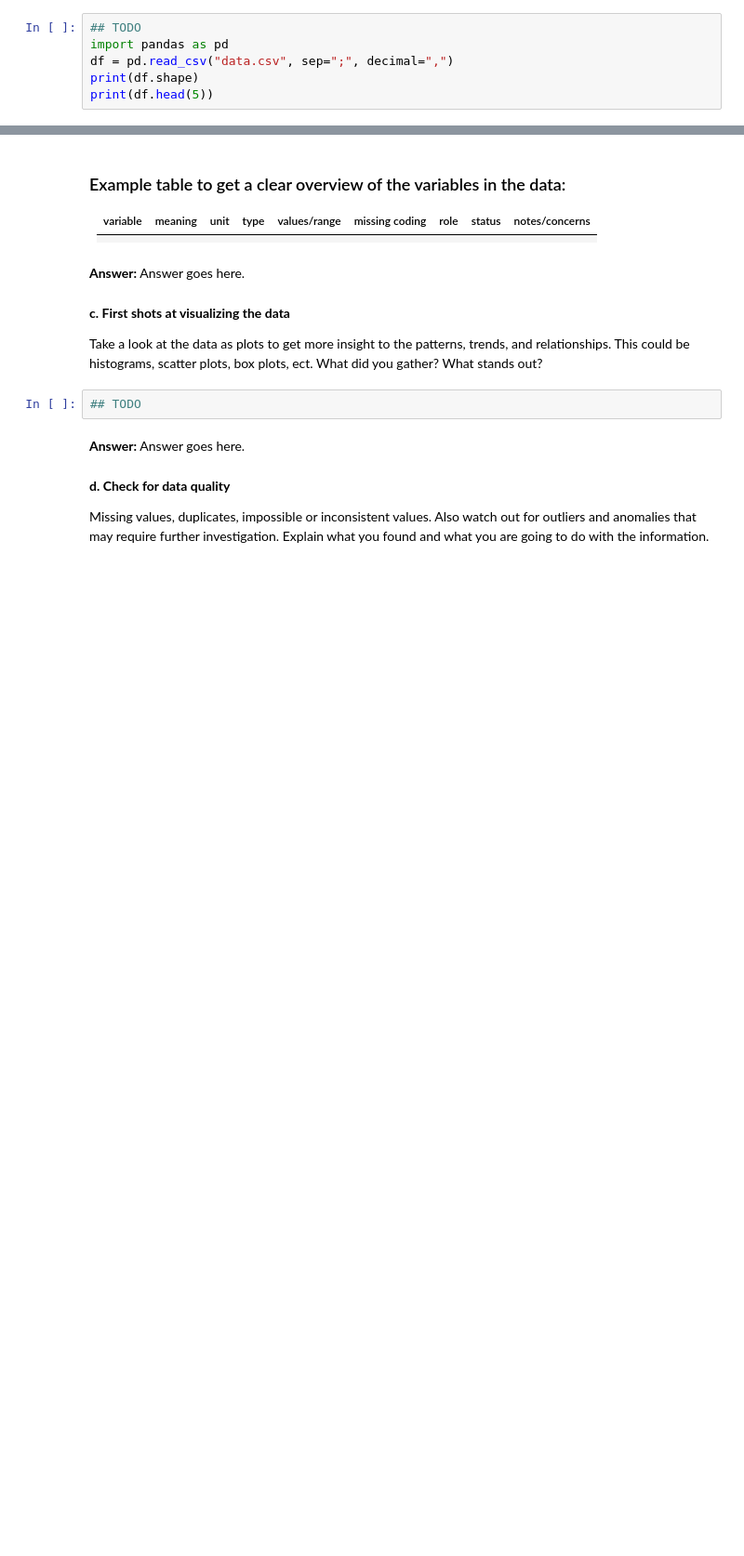
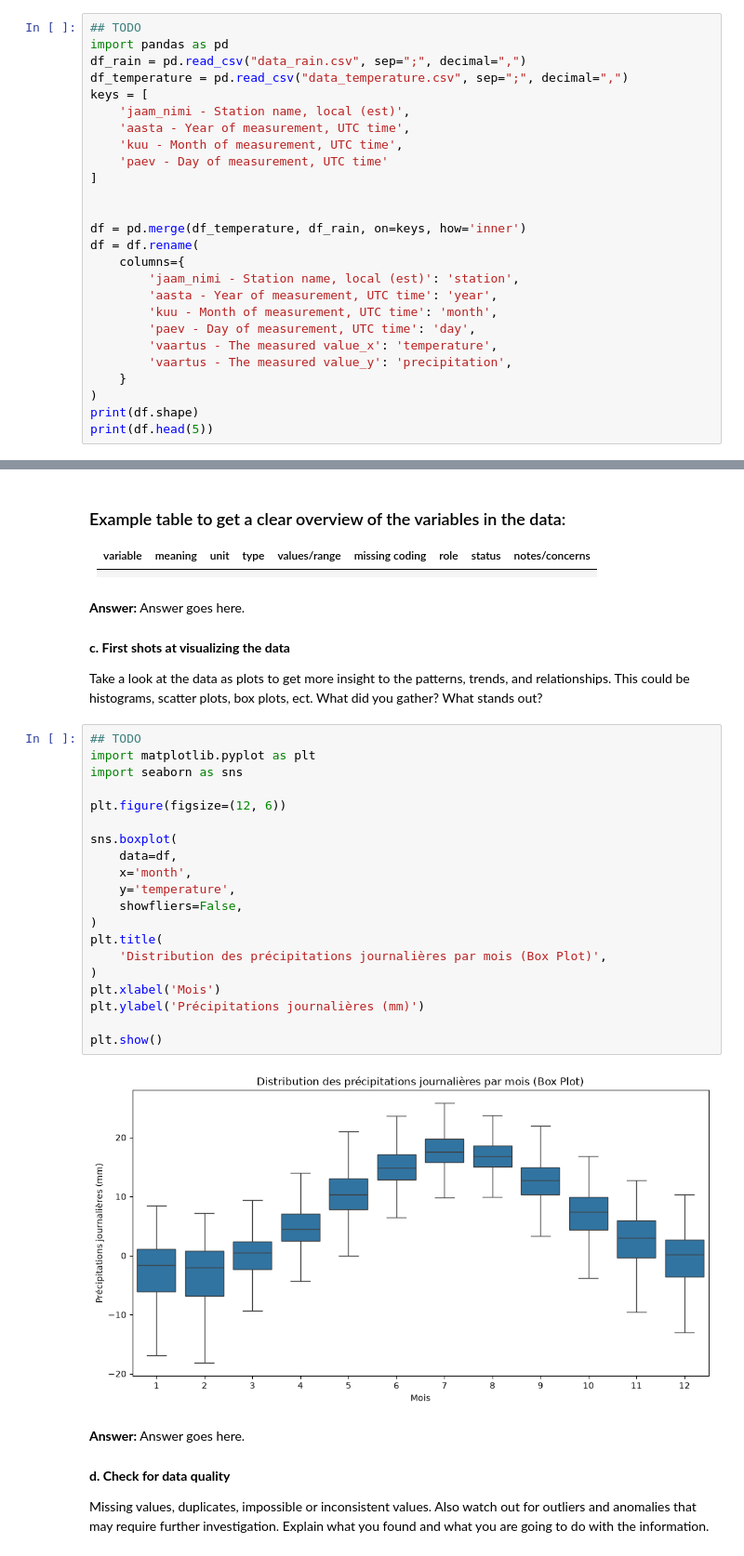
Before and after one commit to paulmrll/Introduction_to_datascience_group, a Jupyter notebook: IDS2026_HW07.ipynb, the cells around one changed output, grey strips where cells are left out. Shown at 93% size. Saved outputs shown, nothing was run; the diff lists cells and outputs as text; blank space fills up the shorter version.

```diff
--- a/IDS2026_HW07.ipynb
+++ b/IDS2026_HW07.ipynb
@@ -110,7 +110,27 @@ The second step of CRISP-DM is data understanding. The goal is to collect, descr
 # %%
 ## TODO
 import pandas as pd
-df = pd.read_csv("data.csv", sep=";", decimal=",")
+df_rain = pd.read_csv("data_rain.csv", sep=";", decimal=",")
+df_temperature = pd.read_csv("data_temperature.csv", sep=";", decimal=",")
+keys = [
+    'jaam_nimi - Station name, local (est)',
+    'aasta - Year of measurement, UTC time',
+    'kuu - Month of measurement, UTC time',
+    'paev - Day of measurement, UTC time'
+]
+
+
+df = pd.merge(df_temperature, df_rain, on=keys, how='inner')
+df = df.rename(
+    columns={
+        'jaam_nimi - Station name, local (est)': 'station',
+        'aasta - Year of measurement, UTC time': 'year',
+        'kuu - Month of measurement, UTC time': 'month',
+        'paev - Day of measurement, UTC time': 'day',
+        'vaartus - The measured value_x': 'temperature',
+        'vaartus - The measured value_y': 'precipitation',
+    }
+)
 print(df.shape)
 print(df.head(5))
 # %% [output]
@@ -209,6 +260,26 @@ max                                             NaN
 Take a look at the data as plots to get more insight to the patterns, trends, and relationships. This could be histograms, scatter plots, box plots, ect. What did you gather? What stands out?
 # %%
 ## TODO
+import matplotlib.pyplot as plt
+import seaborn as sns
+
+plt.figure(figsize=(12, 6))
+
+sns.boxplot(
+    data=df,
+    x='month',
+    y='temperature',
+    showfliers=False,
+)
+plt.title(
+    'Distribution des précipitations journalières par mois (Box Plot)',
+)
+plt.xlabel('Mois')
+plt.ylabel('Précipitations journalières (mm)')
+
+plt.show()
+# %% [output]
+[figure, added]
 # %% [markdown]
 **Answer:** Answer goes here.
 # %% [markdown]
```
Also changed, not shown: parts of 3 cells of this notebook, 1 other file.
